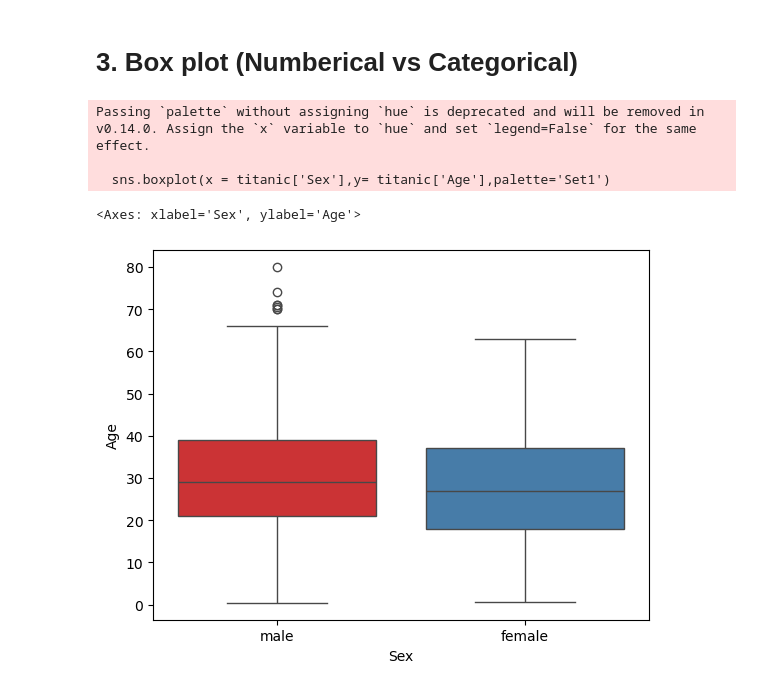
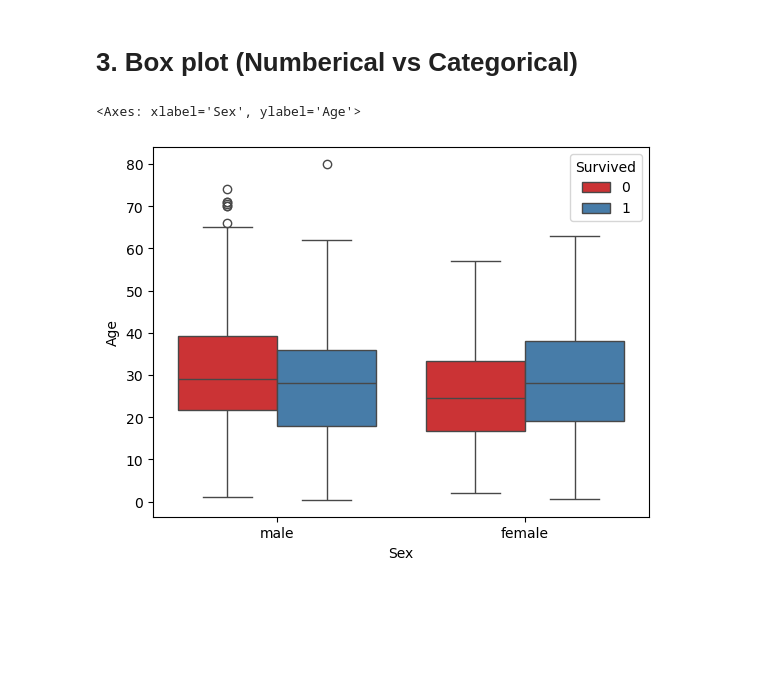
Before and after one commit to manishkumarmj/100_days_ml, a Jupyter notebook: ML_X/sefl_Learn/Day_21_bivariate/self_21.ipynb, the cells around one changed output. Saved outputs shown, nothing was run; the diff lists cells and outputs as text; code cells hidden in the pictures; blank space fills up the shorter version.

```diff
--- a/ML_X/sefl_Learn/Day_21_bivariate/self_21.ipynb
+++ b/ML_X/sefl_Learn/Day_21_bivariate/self_21.ipynb
@@ -76,10 +77,7 @@ sns.barplot(x = titanic['Pclass'], y = titanic ['Fare'],hue=titanic['Sex'],palet
 # %% [markdown]
 # 3. Box plot (Numberical vs Categorical)
 # %%
-sns.boxplot(x = titanic['Sex'],y= titanic['Age'],palette='Set1')
+sns.boxplot(x = titanic['Sex'],y= titanic['Age'],palette='Set1',hue=titanic['Survived'])
 # %% [output]
-Passing `palette` without assigning `hue` is deprecated and will be removed in v0.14.0. Assign the `x` variable to `hue` and set `legend=False` for the same effect.
-
-  sns.boxplot(x = titanic['Sex'],y= titanic['Age'],palette='Set1')
+<Axes: xlabel='Sex', ylabel='Age'>
-<Axes: xlabel='Sex', ylabel='Age'>
-[figure, old version]
+[figure, new version]
```
Also changed, not shown: parts of 24 cells of this notebook, 2 other files.
